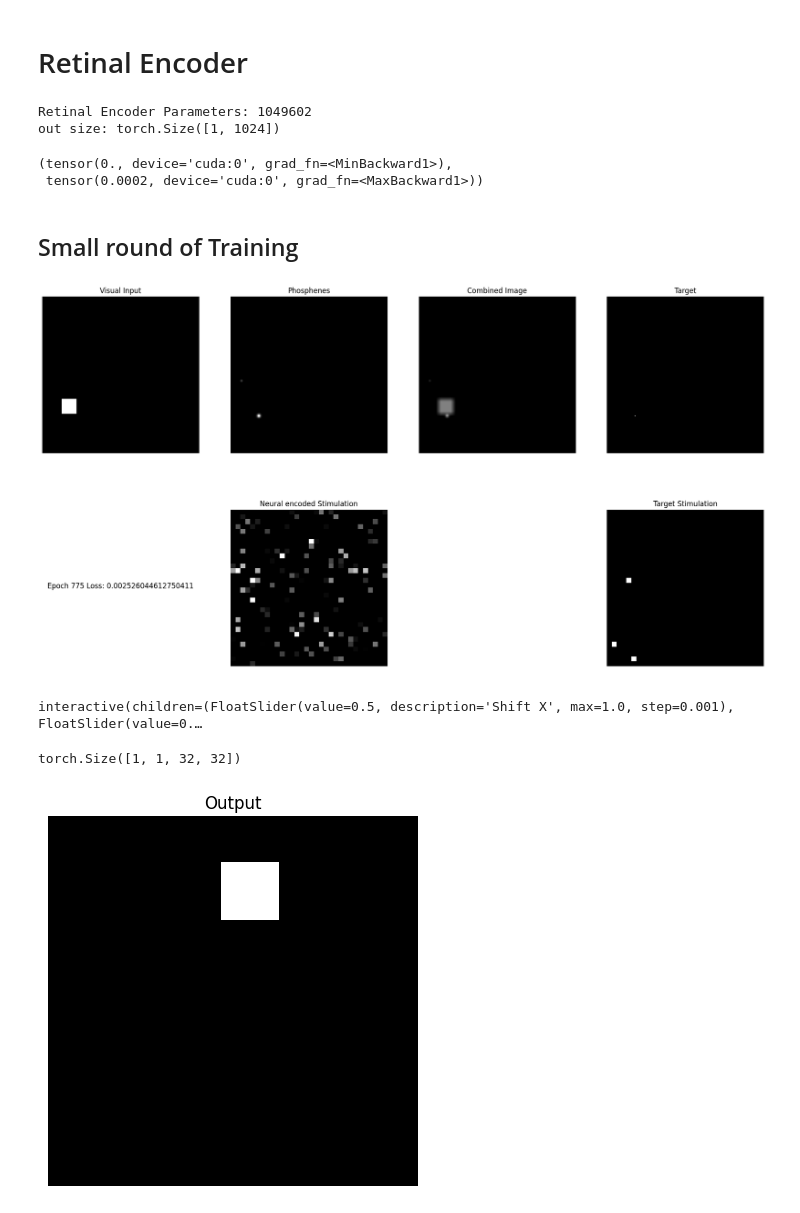
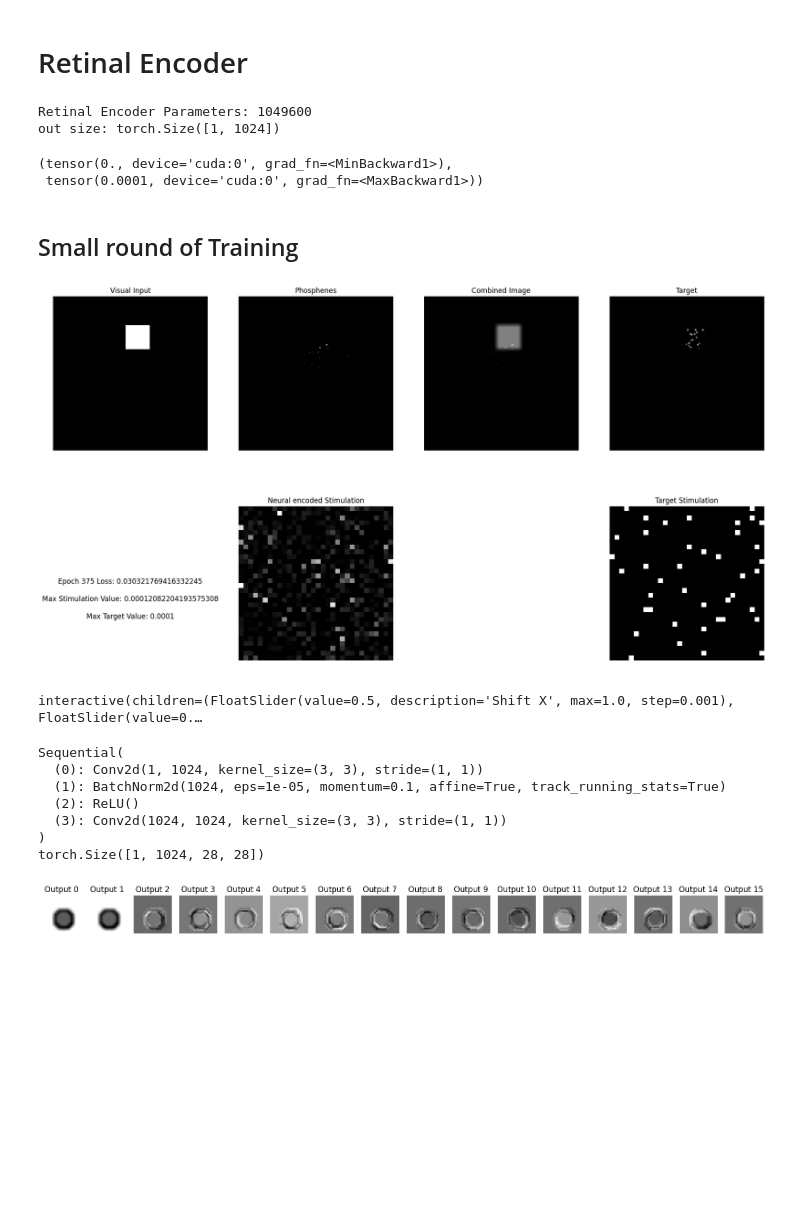
Before and after one commit to MichelleAppel/viseon, a Jupyter notebook: notebooks/test_simulator.ipynb, the cells around one changed output. Cells and saved outputs as stored; diff of their text form; code cells hidden in the pictures; blank space fills up the shorter version.

```diff
--- a/notebooks/test_simulator.ipynb
+++ b/notebooks/test_simulator.ipynb
@@ -250,12 +250,9 @@ class Retinal_Encoder(nn.Module):
 
         # Model
         self.model = nn.Sequential(
-            nn.BatchNorm2d(1),
             nn.Flatten(),
             nn.Linear(1024, n_electrodes),
-            # nn.Conv2d(in_channels, 1024, 3, 1, 1),
-            # nn.AvgPool2d(32),
-            self.out_activation
+            self.out_activation,
             )
 
     def forward(self, x):
@@ -278,10 +275,10 @@ output = retinal_encoder(random_image)
 print('out size:', output.shape)
 output.min(), output.max()
 # %% [output]
-Retinal Encoder Parameters: 1049602
+Retinal Encoder Parameters: 1049600
 out size: torch.Size([1, 1024])
 (tensor(0., device='cuda:0', grad_fn=<MinBackward1>),
- tensor(0.0002, device='cuda:0', grad_fn=<MaxBackward1>))
+ tensor(0.0001, device='cuda:0', grad_fn=<MaxBackward1>))
 # %% [markdown]
 ## Small round of Training
 # %%
@@ -305,9 +302,9 @@ torch.use_deterministic_algorithms(False)
 
 mask = circular_mask((1, 128, 128)).to(cfg['device'])
 
-for i in range(800):
+for i in range(400):
     # Generate random image and make non differentiable
-    random_image = random_image_generator(shape=(1, 1, 32, 32), center_std=0.3, size_mean=0.2, size_std=0.15).to(cfg['device']) #* mask
+    random_image = random_image_generator(shape=(1, 1, 32, 32), center_std=0.2, size_mean=0.3, size_std=0.12).to(cfg['device']) #* mask
 
     # Forward pass
     simulator.reset()
@@ -357,6 +354,8 @@ for i in range(800):
 
         # 1,0 text block with training stats
         ax[1, 0].text(0.5, 0.5, f'Epoch {i} Loss: {loss.item()}', fontsize=12, ha='center')
+        ax[1, 0].text(0.5, 0.4, f'Max Stimulation Value: {stimulation.max().item()}', fontsize=12, ha='center')
+        ax[1, 0].text(0.5, 0.3, f'Max Target Value: {target.max().item()*retinal_encoder.output_scaling}', fontsize=12, ha='center')
         ax[1, 0].axis('off')
 
         # Create a square stimulation grid with a mask
@@ -382,7 +381,7 @@ for i in range(800):
 
         plt.show()
 # %% [output]
-[figure, old version]
+[figure, new version]
 # %%
 def update_plot(shift_x=0.0, shift_y=0.0, circle_size=20):
     fig, ax = plt.subplots(2, 3, figsize=(22, 12))
@@ -441,20 +440,30 @@ plot = interact(update_plot,
 interactive(children=(FloatSlider(value=0.5, description='Shift X', max=1.0, step=0.001), FloatSlider(value=0.…
 # %%
 # image after first layer
-first_layer_out = retinal_encoder.model[:1](random_image.to(cfg['device']))
+layer=4
+print(retinal_encoder.model[:layer])
+first_layer_out = retinal_encoder.model[:layer](random_image.to(cfg['device']))
 print(first_layer_out.shape)
+
+first_layer_out = first_layer_out[:, :16]
 
 # plot
 if first_layer_out.shape[1] > 1:
     fig, ax = plt.subplots(1, first_layer_out.shape[1], figsize=(20, 5))
     for i in range(first_layer_out.shape[1]):
         ax[i].imshow(first_layer_out[0, i].detach().cpu().numpy(), cmap='gray')
         ax[i].axis('off')
         ax[i].set_title('Output ' + str(i))
 else:
     plt.imshow(first_layer_out[0, 0].detach().cpu().numpy(), cmap='gray')
     plt.axis('off')
     plt.title('Output')
 # %% [output]
-torch.Size([1, 1, 32, 32])
+Sequential(
+  (0): Conv2d(1, 1024, kernel_size=(3, 3), stride=(1, 1))
+  (1): BatchNorm2d(1024, eps=1e-05, momentum=0.1, affine=True, track_running_stats=True)
+  (2): ReLU()
+  (3): Conv2d(1024, 1024, kernel_size=(3, 3), stride=(1, 1))
+)
+torch.Size([1, 1024, 28, 28])
-[figure, old version]
+[figure, new version]
```
